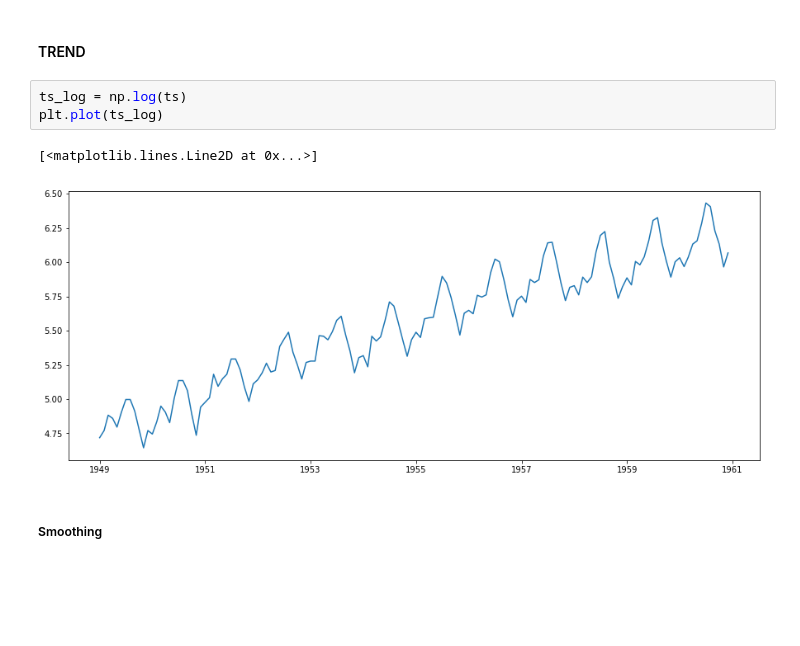
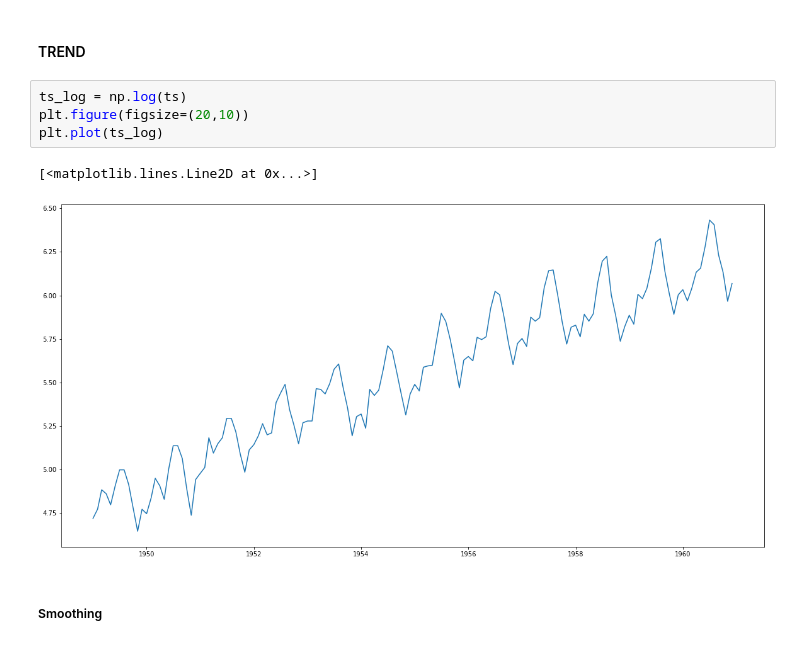
Before and after one commit to jacobstallone/Time_Series_ARIMA--Blog-and-code-, a Jupyter notebook: Time Series.ipynb, the cells around one changed output. Drawn from its saved outputs; the diff is of its cells as text; blank space fills up the shorter version.

```diff
--- a/Time Series.ipynb
+++ b/Time Series.ipynb
@@ -182,10 +187,11 @@ dtype: float64
 #### TREND
 # %%
 ts_log = np.log(ts)
+plt.figure(figsize=(20,10))
 plt.plot(ts_log)
 # %% [output]
 [<matplotlib.lines.Line2D at 0x...>]
-[figure, old version]
+[figure, new version]
 # %% [markdown]
 ##### Smoothing
 # %% [markdown]
```
Also changed, not shown: parts of 18 cells of this notebook.
